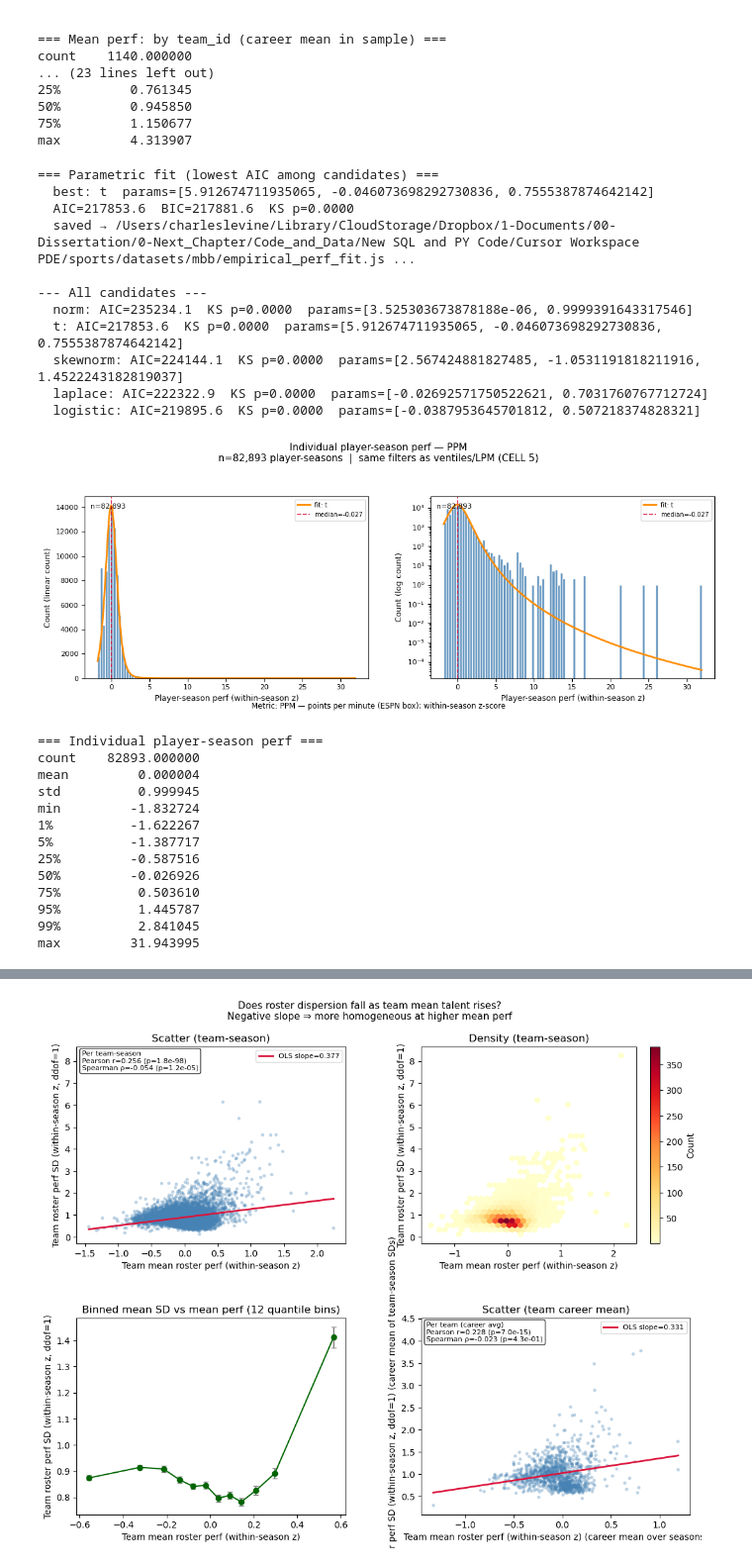
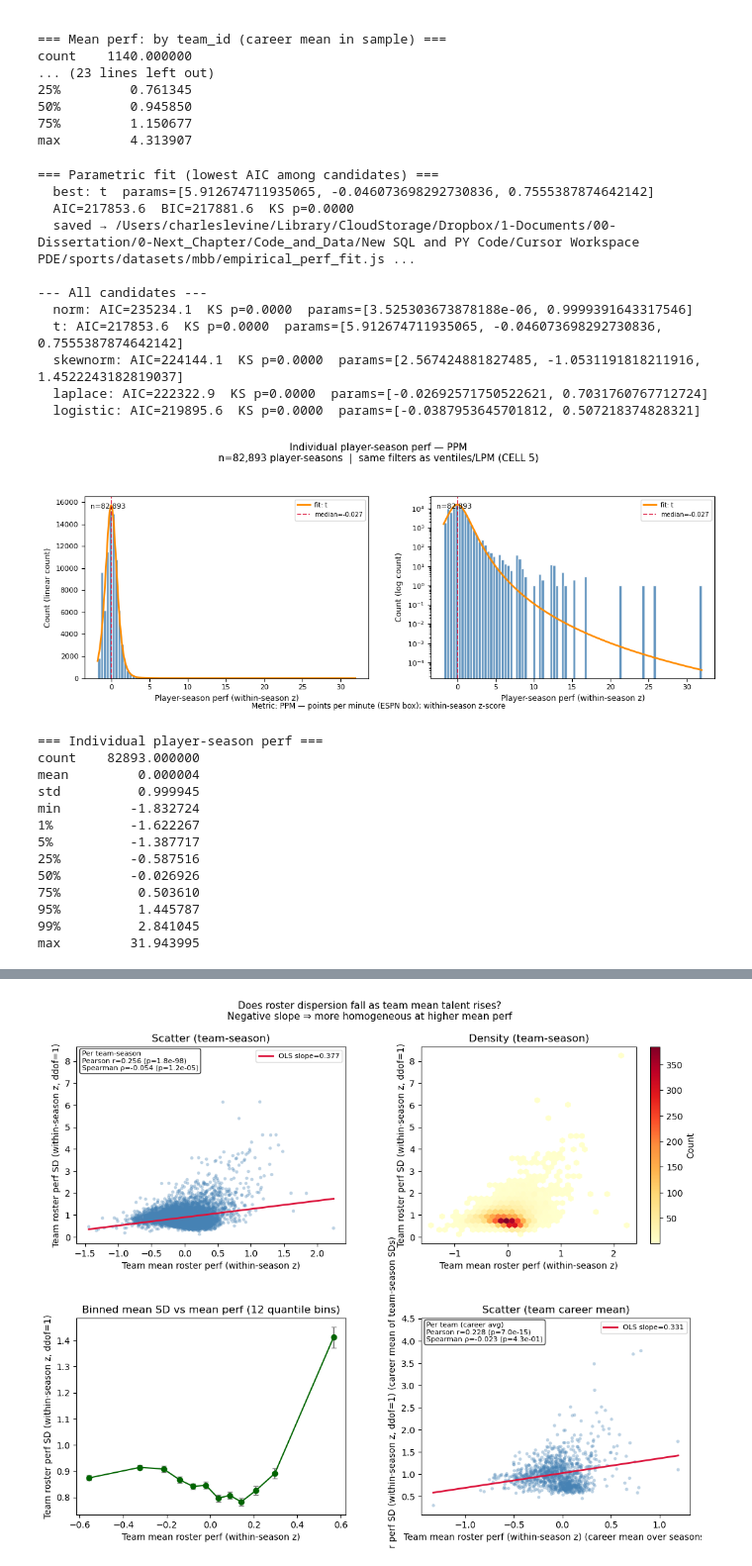
Before and after one commit to MathRanger6/Ivy_Net, a Jupyter notebook: sports/530_sports_pipeline.ipynb, the cells around one changed output, grey strips where cells are left out. Shown at 99% size. Cells and saved outputs as stored; diff of their text form; code cells hidden in the pictures.

```diff
--- a/sports/530_sports_pipeline.ipynb
+++ b/sports/530_sports_pipeline.ipynb
@@ -462,7 +462,7 @@ import numpy as np
 import pandas as pd
 
 ####
-_n_bins = 100
+_n_bins = 90
 ####
 
 from sports_pipeline import panel_build
@@ -528,7 +528,7 @@ for row in _fit_payload["candidates"]:
             f"  {row['scipy_name']}: AIC={row['aic']:.1f}  KS p={row['ks_pvalue']:.4f}  params={row['params']}"
         )
 
-# _n_bins = 100
+# _n_bins = 90
 _xlo, _xhi = float(ind.min()), float(ind.max())
 _bin_w = (_xhi - _xlo) / _n_bins if _xhi > _xlo else 1.0
 _grid = np.linspace(_xlo, _xhi, 300)
@@ -564,34 +564,34 @@ filter_note = (
 )
 fig.suptitle(
     f"Individual player-season perf — {metric_key.upper()}\n"
     f"n={len(ind):,} player-seasons  |  {filter_note}",
     fontsize=11,
     y=1.02,
 )
 fig.supxlabel(
     f"Metric: {metric_label.split(';')[0].strip()}"
     + ("; within-season z-score" if z_within else ""),
     fontsize=8.5,
     y=0.02,
 )
 fig.subplots_adjust(left=0.08, right=0.98, top=0.82, bottom=0.14, wspace=0.22)
 plt.show()
 
 print("=== Individual player-season perf ===")
 print(ind.describe(percentiles=[0.01, 0.05, 0.25, 0.5, 0.75, 0.95, 0.99]).to_string())
 # %% [output]
 === Parametric fit (lowest AIC among candidates) ===
   best: t  params=[5.912674711935065, -0.046073698292730836, 0.7555387874642142]
   AIC=217853.6  BIC=217881.6  KS p=0.0000
   saved → /Users/charleslevine/Library/CloudStorage/Dropbox/1-Documents/00- Dissertation/0-Next_Chapter/Code_and_Data/New SQL and PY Code/Cursor Workspace PDE/sports/datasets/mbb/empirical_perf_fit.js ...
 
 --- All candidates ---
   norm: AIC=235234.1  KS p=0.0000  params=[3.525303673878188e-06, 0.9999391643317546]
   t: AIC=217853.6  KS p=0.0000  params=[5.912674711935065, -0.046073698292730836, 0.7555387874642142]
   skewnorm: AIC=224144.1  KS p=0.0000  params=[2.567424881827485, -1.0531191818211916, 1.4522243182819037]
   laplace: AIC=222322.9  KS p=0.0000  params=[-0.02692571750522621, 0.7031760767712724]
   logistic: AIC=219895.6  KS p=0.0000  params=[-0.0387953645701812, 0.507218374828321]
-[figure, old version]
+[figure, new version]
 === Individual player-season perf ===
 count    82893.000000
 mean         0.000004
```
Also changed, not shown: parts of 4 cells of this notebook, 21 other files.
